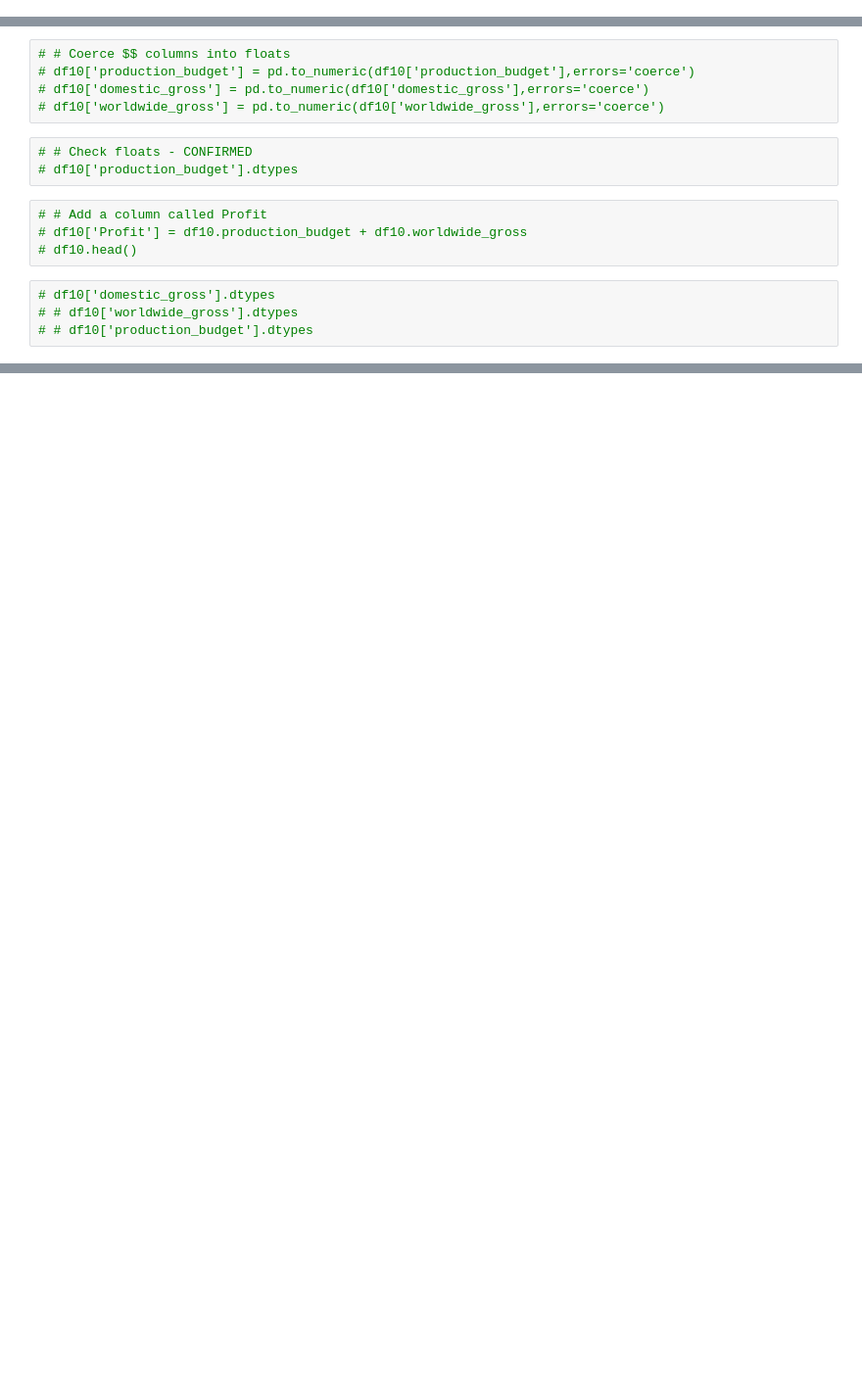
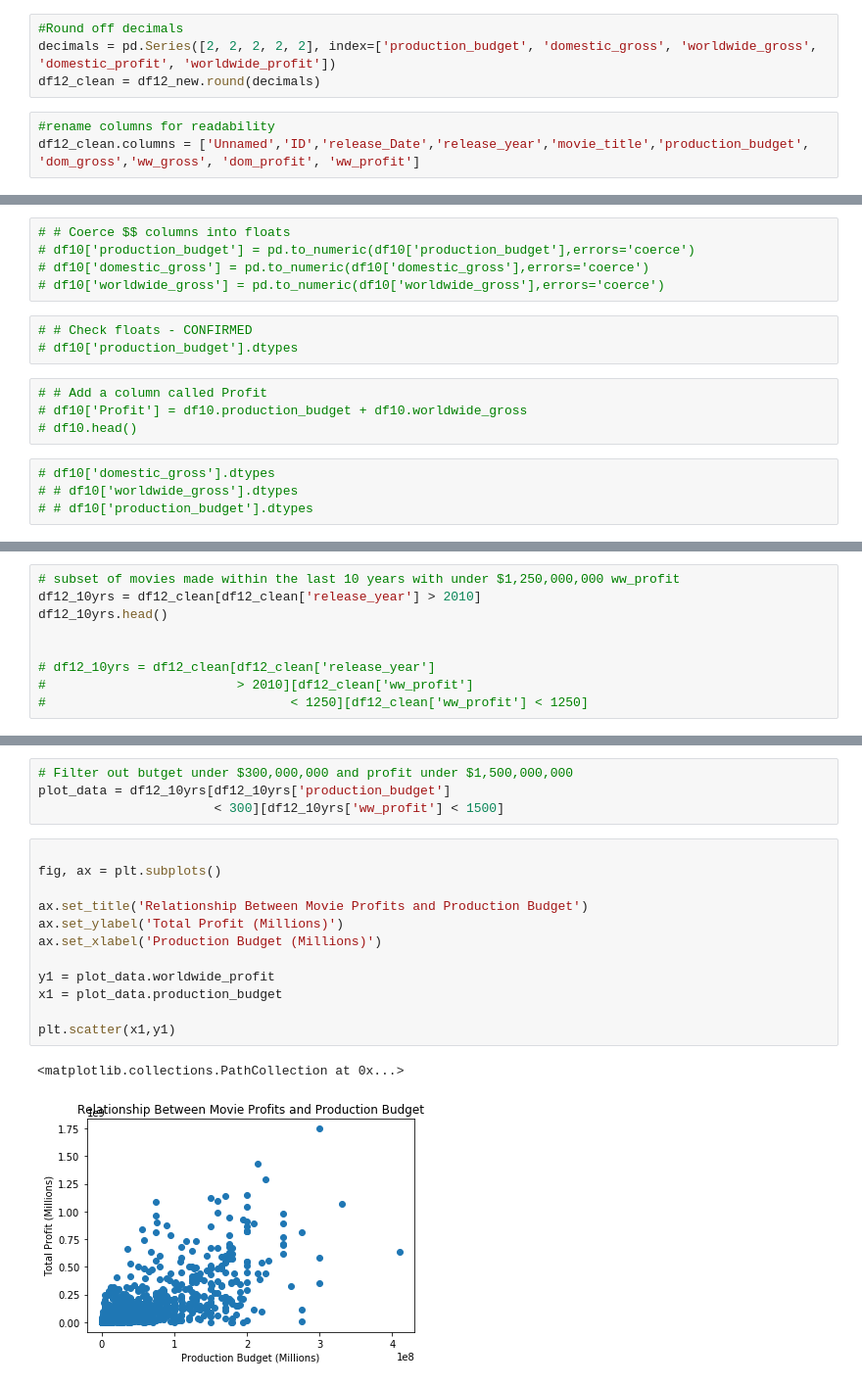
Before and after one commit to yunghanjeong/091420NYCDS_P1_G2_Project, a Jupyter notebook: Box Office .ipynb, the cells around one changed output, grey strips where cells are left out. Shown at 98% size. Saved outputs shown, nothing was run; the diff lists cells and outputs as text; blank space fills up the shorter version.

```diff
--- a/Box Office .ipynb
+++ b/Box Office .ipynb
@@ -23,0 +76,7 @@ Note: Should we take into account profit?
+# %%
+#Round off decimals
+decimals = pd.Series([2, 2, 2, 2, 2], index=['production_budget', 'domestic_gross', 'worldwide_gross', 'domestic_profit', 'worldwide_profit'])
+df12_clean = df12_new.round(decimals)
+# %%
+#rename columns for readability
+df12_clean.columns = ['Unnamed','ID','release_Date','release_year','movie_title','production_budget', 'dom_gross','ww_gross', 'dom_profit', 'ww_profit']
@@ -165,0 +136,9 @@ df10_year.corr()
+# %%
+# subset of movies made within the last 10 years with under $1,250,000,000 ww_profit
+df12_10yrs = df12_clean[df12_clean['release_year'] > 2010]
+df12_10yrs.head()
+
+
+# df12_10yrs = df12_clean[df12_clean['release_year']
+#                         > 2010][df12_clean['ww_profit']
+#                                < 1250][df12_clean['ww_profit'] < 1250]
@@ -165,0 +198,19 @@ df10_year.corr()
+# %%
+# Filter out butget under $300,000,000 and profit under $1,500,000,000
+plot_data = df12_10yrs[df12_10yrs['production_budget']
+                       < 300][df12_10yrs['ww_profit'] < 1500]
+# %%
+
+fig, ax = plt.subplots()
+
+ax.set_title('Relationship Between Movie Profits and Production Budget')
+ax.set_ylabel('Total Profit (Millions)')
+ax.set_xlabel('Production Budget (Millions)')
+
+y1 = plot_data.worldwide_profit
+x1 = plot_data.production_budget
+
+plt.scatter(x1,y1)
+# %% [output]
+<matplotlib.collections.PathCollection at 0x...>
+[figure, added]
```
Also changed, not shown: parts of 77 cells of this notebook, 2 other files.
